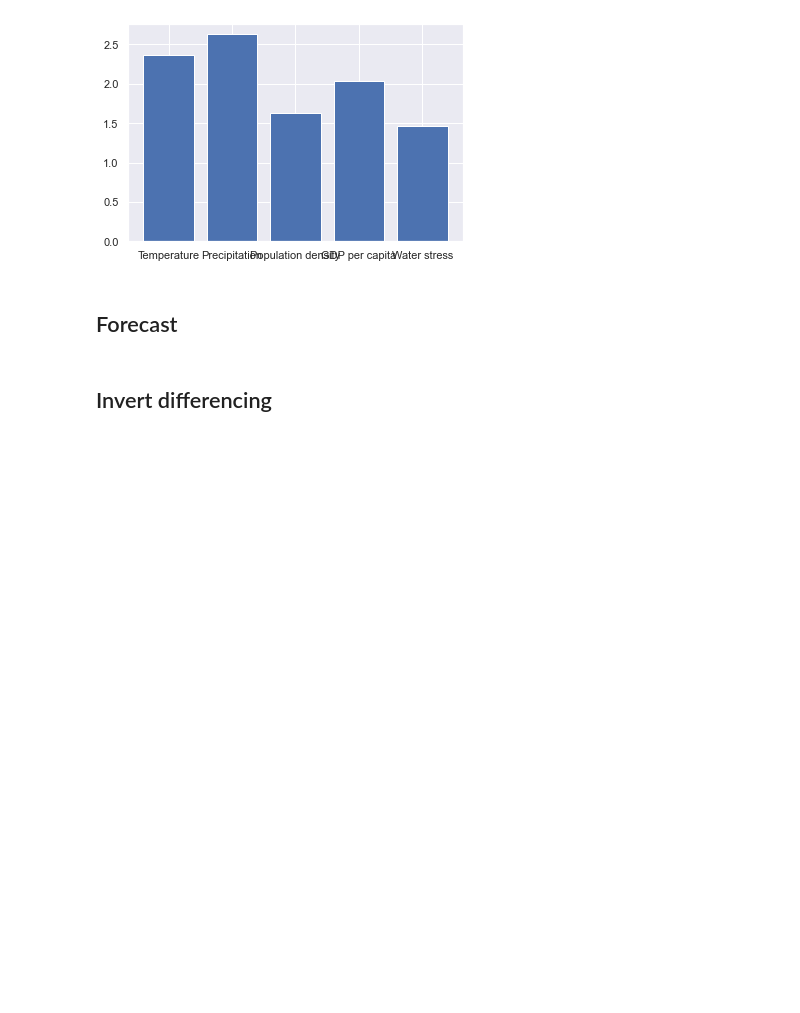
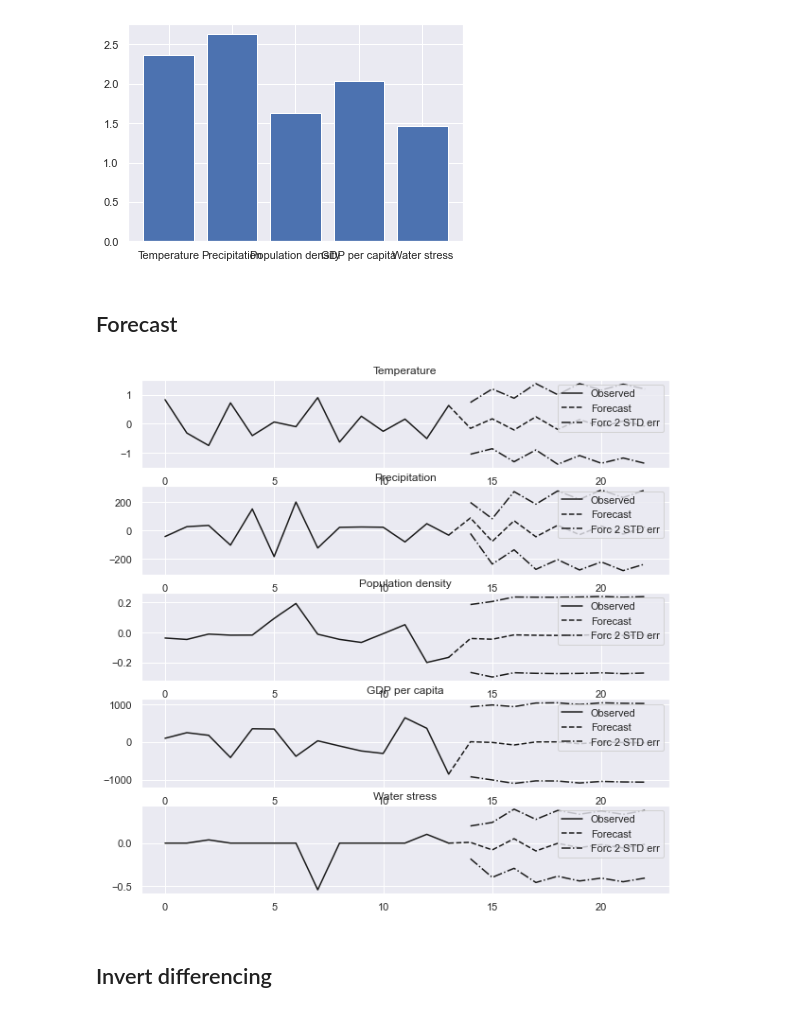
Before and after one commit to karlpolak/MDA-project, a Jupyter notebook: VAR-OO.ipynb, the cells around one changed output. Drawn from its saved outputs; the diff is of its cells as text; code cells hidden in the pictures; blank space fills up the shorter version.

```diff
--- a/VAR-OO.ipynb
+++ b/VAR-OO.ipynb
@@ -120,8 +120,10 @@ v1.check_serial_correlation(plot=True)
 # %% [markdown]
 ## Forecast
 # %%
-v1.ts_forecast_diff=v1.get_forecast_diff(forecast_steps,plot=False)
+v1.ts_forecast_diff,v1.ts_forecast_diff.lower,v1.ts_forecast_diff.upper=v1.get_forecast_diff(forecast_steps,plot=True)
 # v1.ts_forecast_diff
+# %% [output]
+[figure, added]
 # %% [markdown]
 ## Invert differencing
 # %%
```
Also changed, not shown: parts of 10 cells of this notebook, 1 other file.
